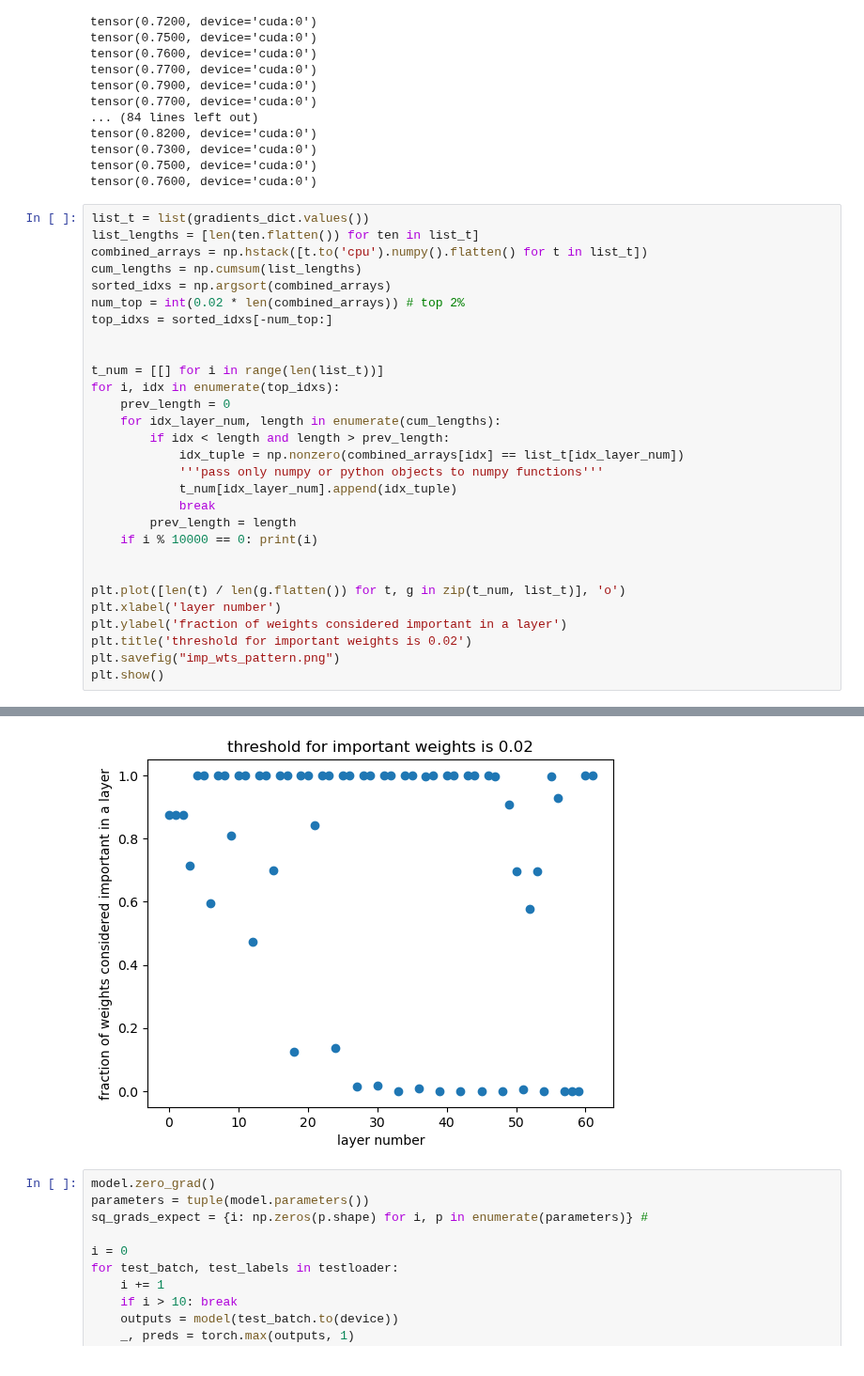
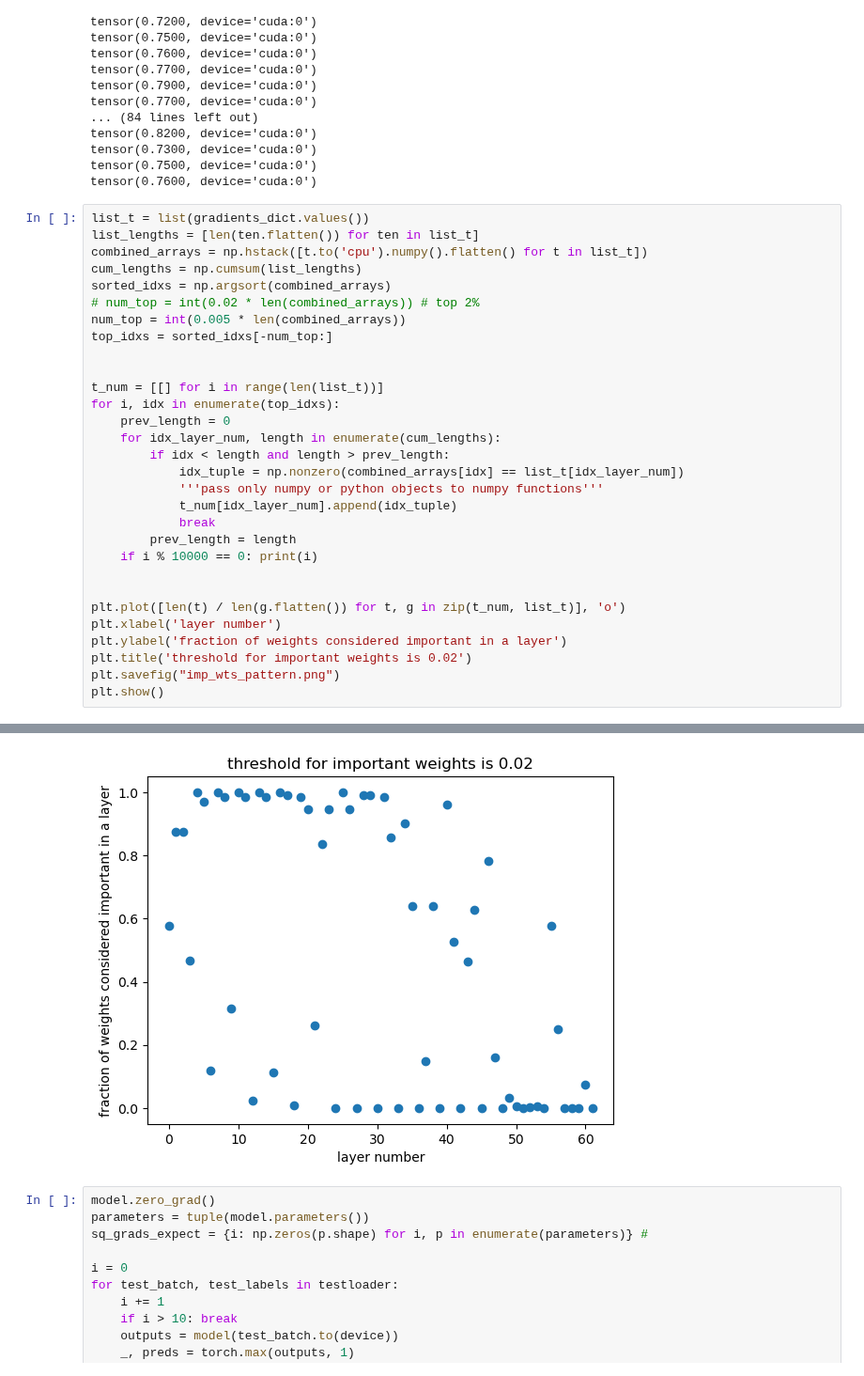
Before and after one commit to sgchr273/FisherMask, a Jupyter notebook: combining.ipynb, the cells around one changed output, grey strips where cells are left out. Shown at 94% size. Drawn from its saved outputs; the diff is of its cells as text.

```diff
--- a/combining.ipynb
+++ b/combining.ipynb
@@ -722,7 +722,8 @@ list_lengths = [len(ten.flatten()) for ten in list_t]
 combined_arrays = np.hstack([t.to('cpu').numpy().flatten() for t in list_t])
 cum_lengths = np.cumsum(list_lengths)
 sorted_idxs = np.argsort(combined_arrays)
-num_top = int(0.02 * len(combined_arrays)) # top 2%
+# num_top = int(0.02 * len(combined_arrays)) # top 2%
+num_top = int(0.005 * len(combined_arrays))
 top_idxs = sorted_idxs[-num_top:]
 
 
@@ -766,4 +756,4 @@ plt.show()
-[figure, old version]
+[figure, new version]
 # %%
 model.zero_grad()
 parameters = tuple(model.parameters())
```
Also changed, not shown: parts of 5 cells of this notebook, 2 other files.
